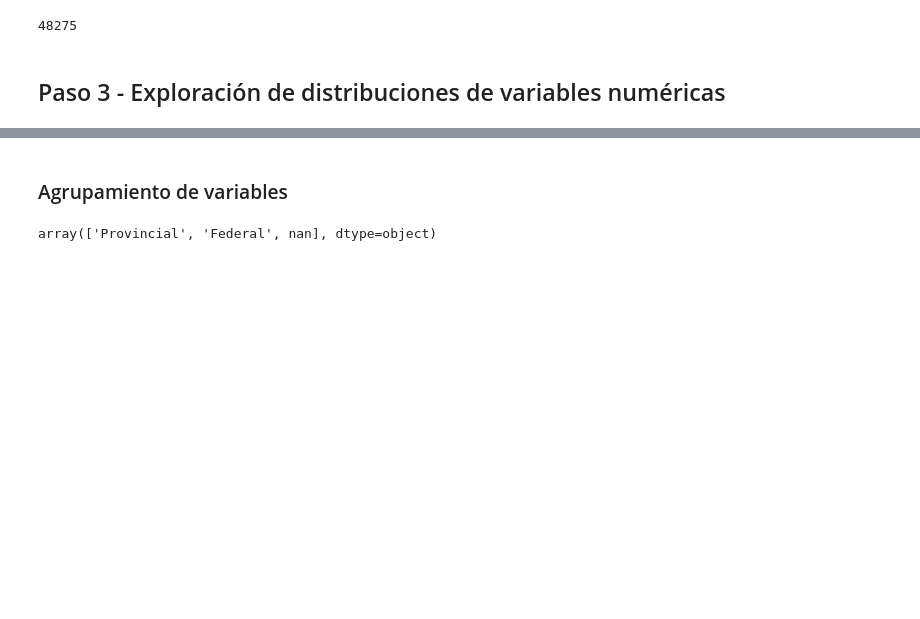
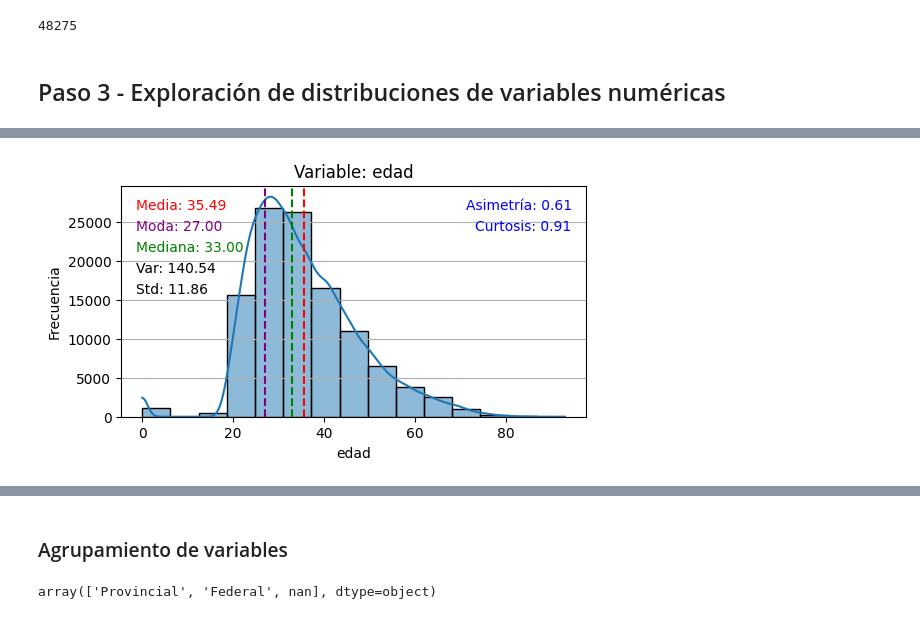
Before and after one commit to gasper-az/CEIA_Analisis_de_datos, a Jupyter notebook: trabajos_practicos/resolucion_tp_01/tp_01.ipynb, the cells around one changed output, grey strips where cells are left out. Drawn from its saved outputs; the diff is of its cells as text; code cells hidden in the pictures; blank space fills up the shorter version.

Commit message:
[tp-01] edad: análisis de outliers

```diff
--- a/trabajos_practicos/resolucion_tp_01/tp_01.ipynb
+++ b/trabajos_practicos/resolucion_tp_01/tp_01.ipynb
@@ -22,0 +25,14 @@ pd.options.display.max_rows = 100
+# %%
+# Devuelve datos relativos a columnas numéricas, tales como media, skewness, kurtosis, entre otros
+def get_metrics_from_numeric_column(data, column):
+    skewness = (data[column]).skew()
+    kurtosis = (data[column]).kurt()
+    media = (data[column]).mean()
+    moda = (data[column]).mode()[0]
+    mediana = (data[column]).median()
+    var = (data[column]).var()
+    std = (data[column]).std()
+    min = (data[column]).min()
+    max = (data[column]).max()
+
+    return media, moda, mediana, min, max, var, std, skewness, kurtosis
@@ -23,3 +51,30 @@ pd.options.display.max_rows = 100
+# %%
+# Código provisto por la materia
+# Función para graficar Histogramas, junto con skewness, kurtosis, media, varianza, y/o desvío estandar
+def plot_histograma(data, column, figsize=(6, 3), bins=15, kde=True, mvd=True, snk=False):
+    media, moda, mediana, min, max, var, std, skewness, kurtosis = get_metrics_from_numeric_column(data, column)
+
+    plt.figure(figsize=figsize)
+    plt.grid(axis='y')
+    sns.histplot(data[column], bins=bins, kde=kde)
+    if snk:
+        plt.figtext(0.7, 0.8, f'Asimetría: {skewness:.2f}', fontsize=10, color='blue')
+        plt.figtext(0.715, 0.73, f'Curtosis: {kurtosis:.2f}', fontsize=10, color='blue')
+    plt.axvline(media, color='red', linestyle='--', label='Media')
+    plt.axvline(moda, color='purple', linestyle='--', label='Moda')
+    plt.axvline(mediana, color='green', linestyle='--', label='Mediana')
+    if mvd:
+        plt.figtext(0.15, 0.8, f'Media: {media:.2f}', fontsize=10, color='red')
+        plt.figtext(0.15, 0.73, f'Moda: {moda:.2f}', fontsize=10, color='purple')
+        plt.figtext(0.15, 0.66, f'Mediana: {mediana:.2f}', fontsize=10, color='green')
+        plt.figtext(0.15, 0.59, f'Var: {var:.2f}', fontsize=10, color='black')
+        plt.figtext(0.15, 0.52, f'Std: {std:.2f}', fontsize=10, color='black')
+    plt.title(f'Variable: {column}')
+    plt.xlabel(f'{column}')
+    plt.ylabel('Frecuencia')
+    plt.show()
+
+    return
 # %% [markdown]
 ## Paso 1 - Exploración y comprensión de columnas del dataset
 # %% [markdown]
@@ -414,0 +519,4 @@ df_sneep_no_ids_csv["tuvo_reduccion_pena_descripcion"].isna().sum()
+# %%
+plot_histograma(df_sneep_no_ids_csv, 'edad', mvd= True, snk=True)
+# %% [output]
+[figure, added]
```
Also changed, not shown: parts of 17 cells of this notebook.
